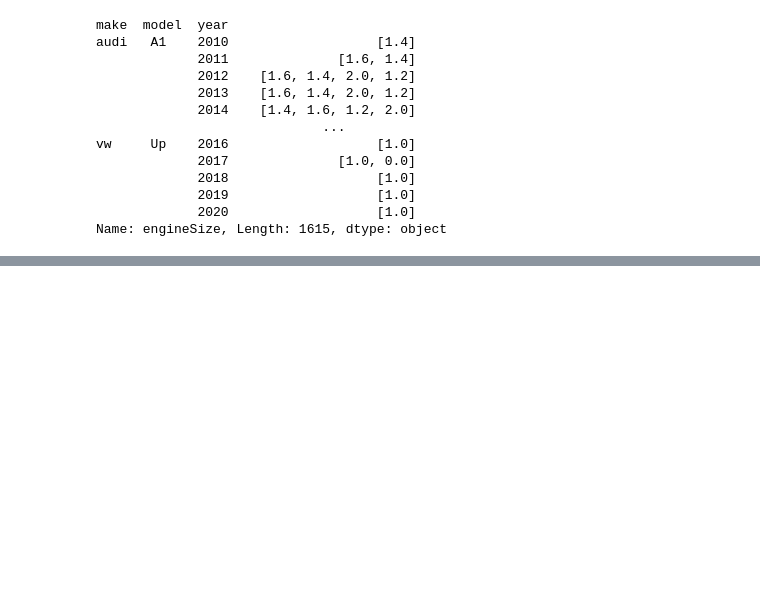
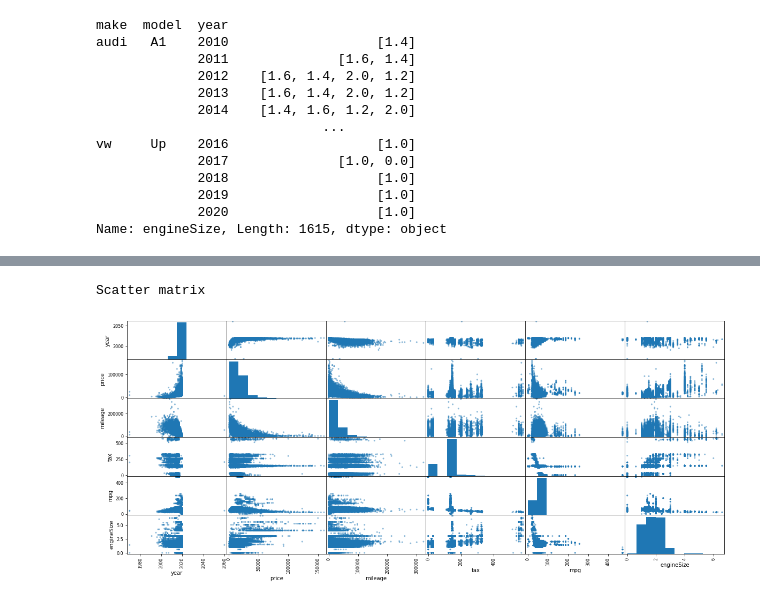
Before and after one commit to dietrujillo/ml_lab, a Jupyter notebook: lab1/notebooks/initial_exploratory_analysis.ipynb, the cells around one changed output, grey strips where cells are left out. Drawn from its saved outputs; the diff is of its cells as text; code cells hidden in the pictures; blank space fills up the shorter version.

```diff
--- a/lab1/notebooks/initial_exploratory_analysis.ipynb
+++ b/lab1/notebooks/initial_exploratory_analysis.ipynb
@@ -204,0 +223,7 @@ Name: engineSize, Length: 1615, dtype: object
+# %%
+df["year"] = df["year"].astype("int32")
+df["mileage"] = df["mileage"].astype("float64")
+df["engineSize"] = df["engineSize"].astype("float64")
+df["price"] = df["price"].astype("float64")
+df["tax"] = df["tax"].astype("float64")
+df
@@ -204,0 +244,7 @@ Name: engineSize, Length: 1615, dtype: object
+# %%
+from pandas.plotting import scatter_matrix
+scatter_matrix(df, figsize=(20, 8))
+print("Scatter matrix")
+# %% [output]
+Scatter matrix
+[figure, added]
```
Also changed, not shown: parts of 5 cells of this notebook, 2 other files.
